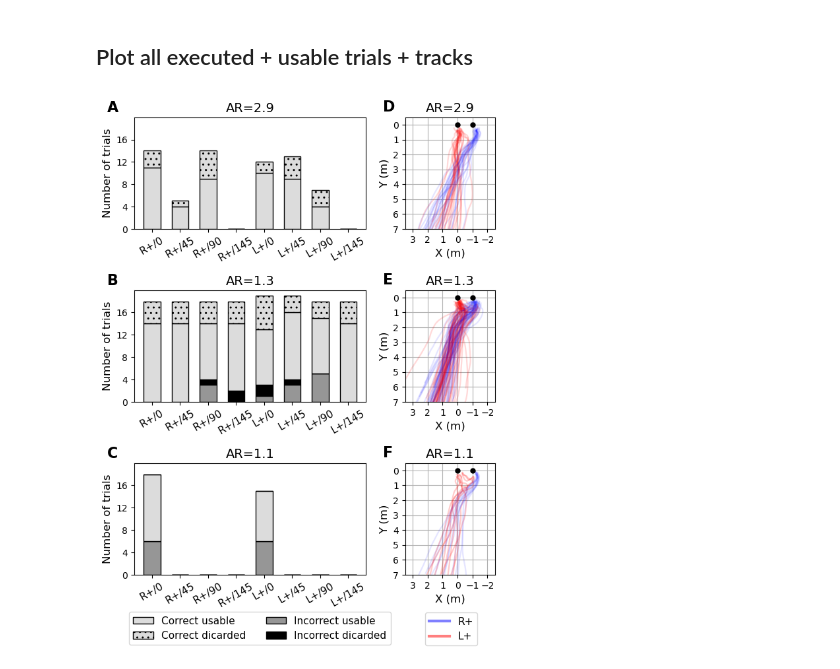
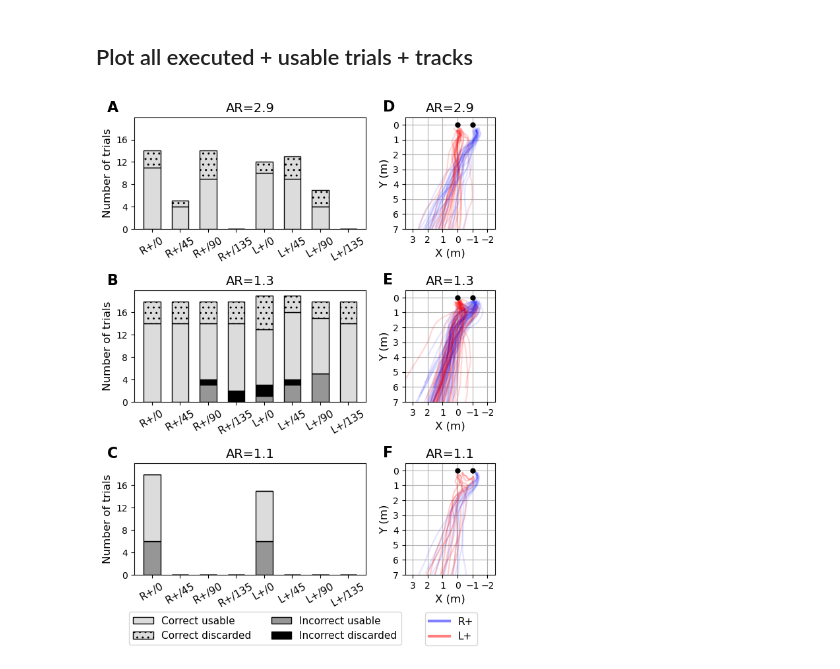
Before and after one commit to leewujung/porpoise_spheroid, a Jupyter notebook: notebooks_fig/fig_trial_counts_track.ipynb, the cells around one changed output. Cells and saved outputs as stored; diff of their text form; code cells hidden in the pictures.

```diff
--- a/notebooks_fig/fig_trial_counts_track.ipynb
+++ b/notebooks_fig/fig_trial_counts_track.ipynb
@@ -86,8 +86,8 @@ TARGET_ANGLE_STR_CT = ['CT1', 'CT2', 'CT3', 'CT4']
 TARGET_ANGLE_STR = TARGET_ANGLE_STR_TC + TARGET_ANGLE_STR_CT
 # %%
 TARGET_ANGLE_STR_NEW = [
-    "R+/0", "R+/45", "R+/90", "R+/145",
-    "L+/0", "L+/45", "L+/90", "L+/145",
+    "R+/0", "R+/45", "R+/90", "R+/135",
+    "L+/0", "L+/45", "L+/90", "L+/135",
 ]
 # %% [markdown]
 ## Error rate and count for all AR=1.3 position-angle combinations
@@ -323,11 +323,11 @@ for axx, sph_str, title_str, panel in zip(
 plt.bar(np.nan, np.nan, color=correct_usable[0], hatch=correct_usable[1],
         edgecolor="k", label="Correct usable")
 plt.bar(np.nan, np.nan, color=correct_discard[0], hatch=correct_discard[1],
-        edgecolor="k", label="Correct dicarded")
+        edgecolor="k", label="Correct discarded")
 plt.bar(np.nan, np.nan, color=incorrect_usable[0], hatch=incorrect_usable[1],
         edgecolor="k", label="Incorrect usable")
 plt.bar(np.nan, np.nan, color=incorrect_discard[0], hatch=incorrect_discard[1],
-        edgecolor="k", label="Incorrect dicarded")
+        edgecolor="k", label="Incorrect discarded")
 
 plt.legend(
     bbox_to_anchor=(-1, -13.5), bbox_transform=ax_S_cnt.transData,
@@ -374,31 +374,31 @@ for axx in [ax_L_trk, ax_M_trk, ax_S_trk]:
         axx_pos.x0+0.04, axx_pos.y0, axx_pos.width*0.85, axx_pos.height
     ])
 
 
 for axx in [ax_L_trk, ax_M_trk, ax_S_trk]:
     axx.invert_yaxis()
     axx.grid()
     axx.set_xlabel("X (m)", fontsize=12)
     axx.set_ylabel("Y (m)", fontsize=12)
     axx.set_yticks(np.arange(9))
     axx.set_xticks(np.arange(-2, 3.5, 1))
     axx.set_ylim(7, -0.5)
     axx.set_xlim(3.5, -2.5)
 
 
 plt.plot(np.nan, np.nan, color="b", label="R+", alpha=0.5, lw=3)
 plt.plot(np.nan, np.nan, color="r", label="L+", alpha=0.5, lw=3)
 
 plt.legend(
     bbox_to_anchor=(2.5, 12.1), bbox_transform=ax_S_trk.transData,
     ncol=1, fontsize=11, loc="lower left"
 )
 
 
 
 
 plt.show()
 
 fig.savefig(fig_path / "fig_trial_counts_track.png", dpi=150, bbox_inches="tight")
 # %% [output]
-[figure, old version]
+[figure, new version]
```
Also changed, not shown: parts of 1 cell of this notebook, 1 other file.
